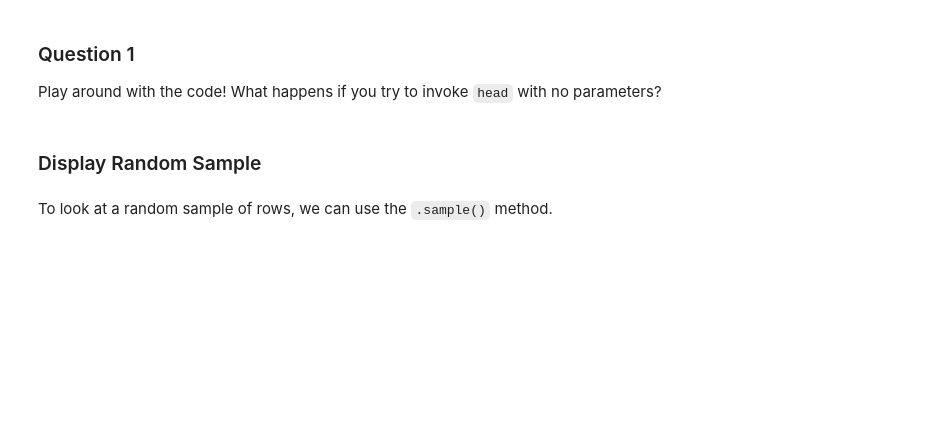
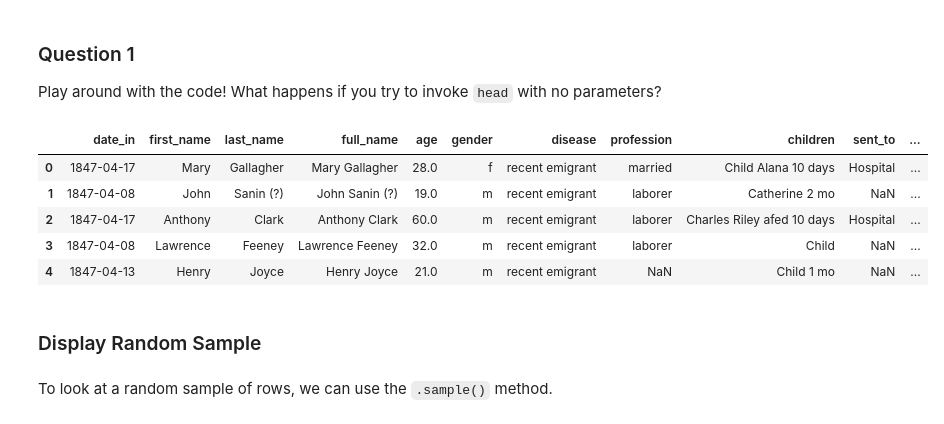
Before and after one commit to FabioCastroMorffi/SF-2, a Jupyter notebook: week-2/pandas workbook-20250127/01-Pandas-Basics-Part1.ipynb, the cells around one changed output. Cells and saved outputs as stored; diff of their text form; code cells hidden in the pictures; blank space fills up the shorter version.

```diff
--- a/week-2/pandas workbook-20250127/01-Pandas-Basics-Part1.ipynb
+++ b/week-2/pandas workbook-20250127/01-Pandas-Basics-Part1.ipynb
@@ -105,6 +135,14 @@ bellevue_df.head(10)
 Play around with the code! What happens if you try to invoke `head` with no parameters?
 # %%
 # your code goes here
+bellevue_df.head()
+# %% [output]
+|  | date_in | first_name | last_name | full_name | age | gender | disease | profession | children | sent_to | ... |
+| 0 | 1847-04-17 | Mary | Gallagher | Mary Gallagher | 28.0 | f | recent emigrant | married | Child Alana 10 days | Hospital | ... |
+| 1 | 1847-04-08 | John | Sanin (?) | John Sanin (?) | 19.0 | m | recent emigrant | laborer | Catherine 2 mo | NaN | ... |
+| 2 | 1847-04-17 | Anthony | Clark | Anthony Clark | 60.0 | m | recent emigrant | laborer | Charles Riley afed 10 days | Hospital | ... |
+| 3 | 1847-04-08 | Lawrence | Feeney | Lawrence Feeney | 32.0 | m | recent emigrant | laborer | Child | NaN | ... |
+| 4 | 1847-04-13 | Henry | Joyce | Henry Joyce | 21.0 | m | recent emigrant | NaN | Child 1 mo | NaN | ... |
 # %% [markdown]
 ### Display Random Sample
 # %% [markdown]
```
Also changed, not shown: parts of 21 cells of this notebook, 5 other files.
